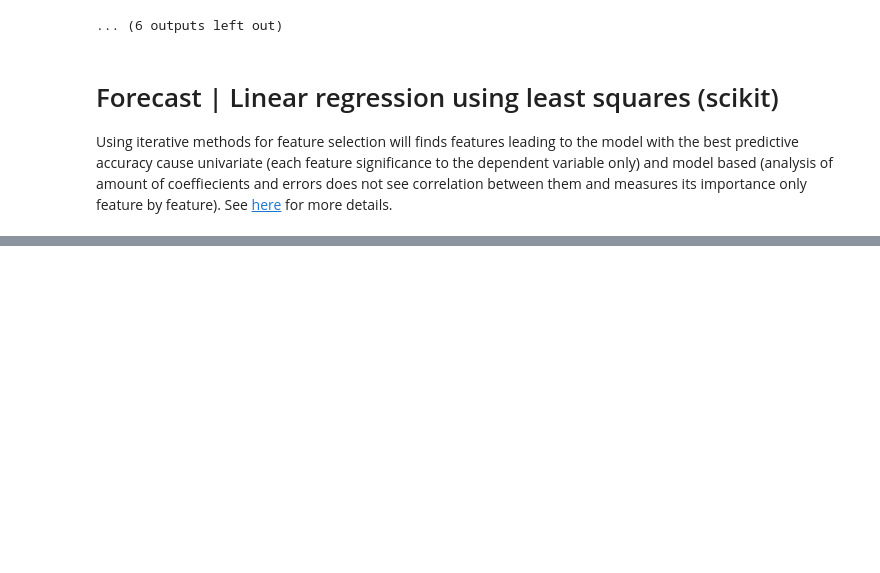
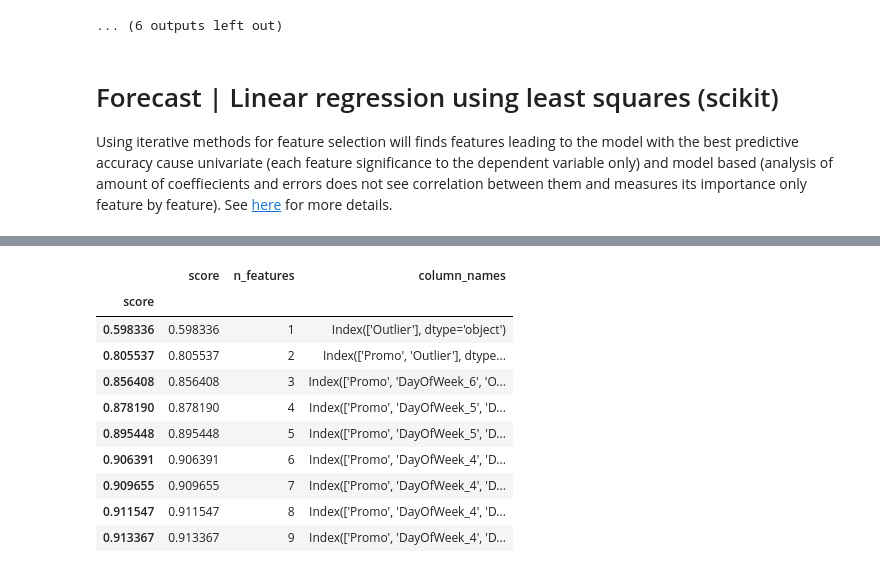
Before and after one commit to bruennijs/kaggle_rossmann_sales, a Jupyter notebook: linear_daily.ipynb, the cells around one changed output, grey strips where cells are left out. Saved outputs shown, nothing was run; the diff lists cells and outputs as text; code cells hidden in the pictures; blank space fills up the shorter version.

Commit message:
linear OLS: Iterative feature selection implemented

```diff
--- a/linear_daily.ipynb
+++ b/linear_daily.ipynb
@@ -14,6 +14,7 @@ unzip -d ./input/rossmann-store-sales.zip ./input/
 - https://www.mdpi.com/2306-5729/4/1/15
 - http://cs229.stanford.edu/proj2015/205_report.pdf
 # %%
+from sklearn.model_selection._split import _BaseKFold
 from pandas import DataFrame
 from statsmodels.regression.linear_model import RegressionResults
 from sklearn.metrics import mean_absolute_error, median_absolute_error
@@ -27,6 +28,15 @@ from seaborn import histplot, relplot, lineplot
 from pandas import Series
 from pandas.plotting import lag_plot
 from statsmodels.graphics.tsaplots import plot_acf
+
+class TimeSeriesSplitWrapper(_BaseKFold):
+    def __init__(self, n_last_test_items:int, **kwargs):
+        self.n_last_test_items = n_last_test_items
+        self.splitter_ = TimeSeriesSplit(**kwargs)
+
+    def split(self, X=None, y=None, groups=None):
+        for train, test in self.splitter_.split(X):
+            yield (train, test[-self.n_last_test_items:])
 
 def plot_series_hist_acf_kpss(data: Series, lags=5, plot_lag_plot=False, hist_bins=15):
     # Yt
@@ -342,28 +377,10 @@ Using iterative methods for feature selection will finds features leading to the
 See [here](https://otexts.com/fpp3/selecting-predictors.html) for more details.
 # %%
 from collections import namedtuple
-from sklearn.metrics._scorer import r2_scorer
+from sklearn.metrics._scorer import r2_scorer, neg_mean_squared_error_scorer
 from sklearn.linear_model import LinearRegression
 
-def model_accuracy_scikit(model: LinearRegression, x: DataFrame, y: Series, cv: Iterable[tuple[DataFrame, DataFrame]]):
-    # n_splits x train/test sets with test_size x test oberservations each
-
-        scores = cross_val_score(estimator=model, X=x, y=y,
-                                 cv=cv,
-                                 scoring=r2_scorer)
-                                 #scoring=make_scorer(mean_squared_error, squared=False, greater_is_better=True))  # Returns -1*RMSE == std deviation to have a the higher the score the better
-
-        print('Scores (RMSE/std) {}'.format(scores))
-        print('Scores statistics {}'.format(Series(scores).describe()))
-        #print(errors(y=y_test, y_pred=predict_result.predicted_mean))
-
-print('------ Scikit | Accuracy using all features --------')
-cv_splitter = TimeSeriesSplit(n_splits=5, test_size=14)
-model_accuracy_scikit(LinearRegression(), X, Y, cv_splitter)   # using 7 consequtive days
-
-
-print('------ Scikit | Iterate over multiple amount of features and select with best accuracy --------')
-def select_best_features_until(x: DataFrame, y: Series, n_features_to_select_threshold=4, direction='backward', cv=5):
+def select_best_features_until(x: DataFrame, y: Series, cv, scorer, n_features_to_select_threshold=4, direction='backward'):
     '''
     Yields back named tuples with
     score := max score of current count of features over all cross validations
@@ -381,24 +398,46 @@ def select_best_features_until(x: DataFrame, y: Series, n_features_to_select_thr
 
     for i in feature_count_iterator():
         model = LinearRegression()
-        scorer = r2_scorer
         sfs: SequentialFeatureSelector = SequentialFeatureSelector(model,
                                                                    n_features_to_select=i,
                                                                    scoring=scorer,
                                                                    #scoring=make_scorer(mean_squared_error, squared=False, greater_is_better=False),
                                                                    cv=cv,
-                                                                   direction='backward',
-                                                                   n_jobs=4)
+                                                                   direction=direction,
+                                                                   n_jobs=6)
         x_selected = sfs.fit_transform(X, y=Y)
         x_selected_column_names = X.columns[sfs.get_support()]
 
-        high_score: float = cross_val_score(model, X=x_selected, y=y, scoring=scorer, cv=cv).max()
-        yield Result(score=high_score, column_names=x_selected_column_names, n_features=x_selected_column_names.size)
+        score_mean: float = cross_val_score(model, X=x_selected, y=y, scoring=scorer, cv=cv).mean()
+        yield Result(score=score_mean, column_names=x_selected_column_names, n_features=x_selected_column_names.size)
 
+def model_accuracy_scikit(model: LinearRegression, x: DataFrame, y: Series, cv: Iterable[tuple], scorer=r2_scorer):
+    # n_splits x train/test sets with test_size x test oberservations each
 
-result_ = DataFrame(select_best_features_until(X, Y, n_features_to_select_threshold=5, cv=cv_splitter)).set_index(keys='score', drop=False)
+    scores = cross_val_score(estimator=model, X=x, y=y,
+                             cv=cv,
+                             scoring=scorer)
+    #scoring=make_scorer(mean_squared_error, squared=False, greater_is_better=True))  # Returns -1*RMSE == std deviation to have a the higher the score the better
+
+    print('Scores %s' % format(scores))
+    print('Scores statistics %s' % format(Series(scores).describe()))
+    #print(errors(y=y_test, y_pred=predict_result.predicted_mean))
+
+# Train: Last 6 months with last 7 days of next month each as test data set
+#cv_splitter = test_splitter(X, n_splits=6, test_size=31, n_last_test_items=7)
+cv_splitter = TimeSeriesSplitWrapper(n_last_test_items=7, n_splits=12, test_size=31)
+
+print('------ Scikit | Accuracy using all features --------')
+
+model_accuracy_scikit(LinearRegression(), X, Y, cv_splitter)   # using 7 consequtive days
+model_accuracy_scikit(LinearRegression(), X, Y, cv_splitter, scorer=make_scorer(mean_squared_error, greater_is_better=False, squared=False))   # using 7 consequtive days
+# model_accuracy_scikit(LinearRegression(), X, Y, cv_splitter, scorer=make_scorer(mean_absolute_percentage_error, greater_is_better=False))   # using 7 consequ
+
+print('------ Scikit | Iterate over multiple amount of features and select with best accuracy --------')
+
+result_ = DataFrame(select_best_features_until(X, Y, scorer=r2_scorer, n_features_to_select_threshold=10, cv=cv_splitter, direction='forward')).set_index(keys='score', drop=False)
 result_
-print('Feature set with high score [{}]', result_.loc[result_['score'].min()])
+print('Feature set with high score [{}]'.format(result_.loc[result_['score'].max()]))
 
 # todo:
 # 1. Features correlated a lot of each other remove before going on (https://scikit-learn.org/stable/modules/generated/sklearn.feature_selection.chi2.html#sklearn.feature_selection.chi2)
@@ -426,2 +470,13 @@ max      0.965924
 dtype: float64
 ------ Scikit | Iterate over multiple amount of features and select with best accuracy --------
+|  | score | n_features | column_names |
+| score |  |  |  |
+| 0.598336 | 0.598336 | 1 | Index(['Outlier'], dtype='object') |
+| 0.805537 | 0.805537 | 2 | Index(['Promo', 'Outlier'], dtype... |
+| 0.856408 | 0.856408 | 3 | Index(['Promo', 'DayOfWeek_6', 'O... |
+| 0.878190 | 0.878190 | 4 | Index(['Promo', 'DayOfWeek_5', 'D... |
+| 0.895448 | 0.895448 | 5 | Index(['Promo', 'DayOfWeek_5', 'D... |
+| 0.906391 | 0.906391 | 6 | Index(['Promo', 'DayOfWeek_4', 'D... |
+| 0.909655 | 0.909655 | 7 | Index(['Promo', 'DayOfWeek_4', 'D... |
+| 0.911547 | 0.911547 | 8 | Index(['Promo', 'DayOfWeek_4', 'D... |
+| 0.913367 | 0.913367 | 9 | Index(['Promo', 'DayOfWeek_4', 'D... |
```
Also changed, not shown: parts of 3 cells of this notebook.
